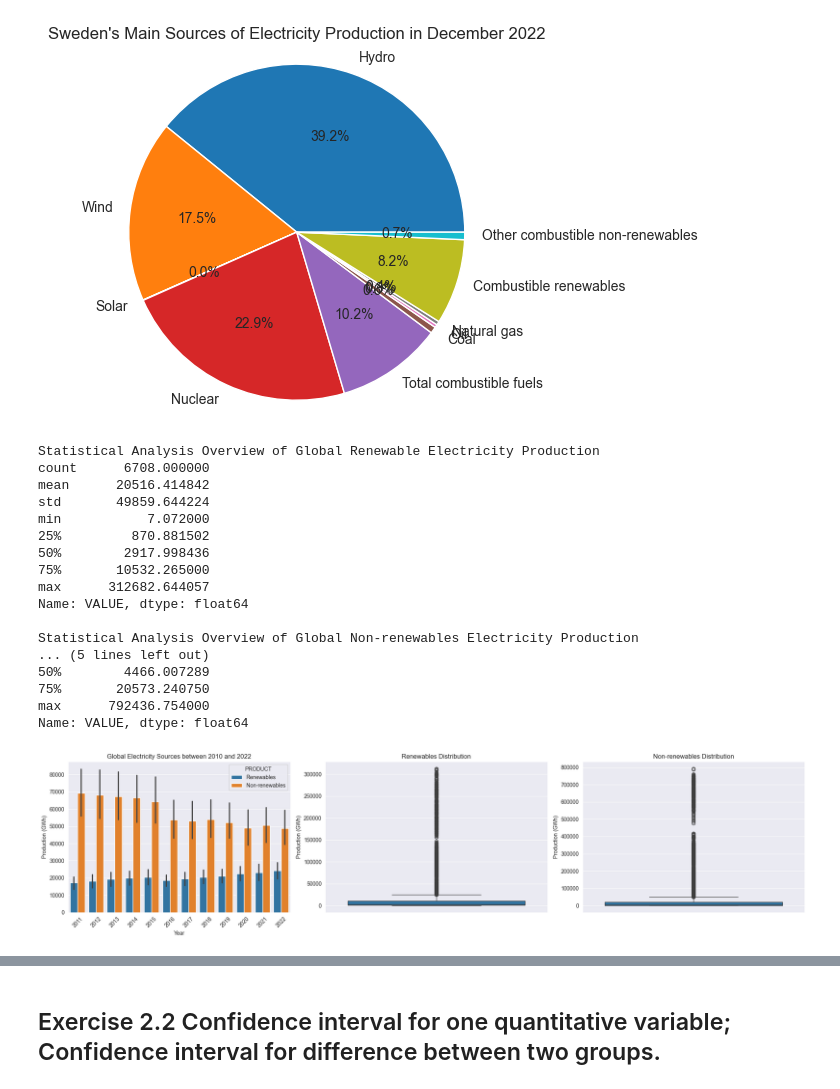
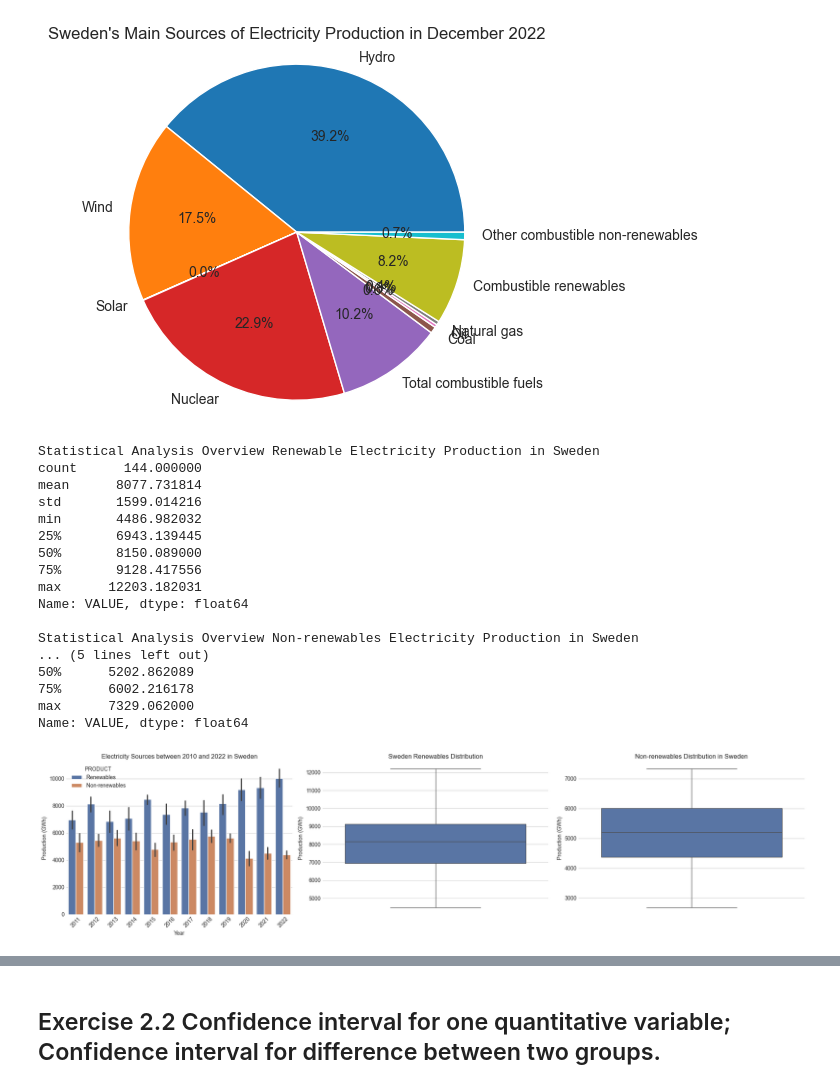
Before and after one commit to JotaN98/MScDataScience_AI, a Jupyter notebook: Statistics/Lab_stats_pt2.ipynb, the cells around one changed output, grey strips where cells are left out. Saved outputs shown, nothing was run; the diff lists cells and outputs as text; code cells hidden in the pictures.

```diff
--- a/Statistics/Lab_stats_pt2.ipynb
+++ b/Statistics/Lab_stats_pt2.ipynb
@@ -90,55 +90,56 @@ plt.show()
 # %% [output]
 [figure]
 # %%
-df_etype = df[df['PRODUCT'].isin(['Renewables', 'Non-renewables'])].dropna()
+df_etype = df[(df['PRODUCT'].isin(['Renewables', 'Non-renewables'])) & (df['COUNTRY']=='Sweden')].dropna()
 
 df_renewables = df_etype[df_etype['PRODUCT']=='Renewables']['VALUE']
 df_non_renewables = df_etype[df_etype['PRODUCT']=='Non-renewables']['VALUE']
 
-print("Statistical Analysis Overview of Global Renewable Electricity Production")
+print("Statistical Analysis Overview Renewable Electricity Production in Sweden")
 print(df_renewables.describe())
-print("\nStatistical Analysis Overview of Global Non-renewables Electricity Production")
+print("\nStatistical Analysis Overview Non-renewables Electricity Production in Sweden")
 print(df_non_renewables.describe())
 
+sns.set_palette("deep")
 # Stretched horizontally
 fig, axes = plt.subplots(1, 3, figsize=(20, 5))  # Increase first number for more width
 
 # Bar plot
-sns.barplot(x='YEAR', y='VALUE', hue='PRODUCT', data=df_etype, ax=axes[0])
-axes[0].set_title('Global Electricity Sources between 2010 and 2022')
+sns.barplot(x='YEAR', y='VALUE', hue='PRODUCT', data=df_etype, ax=axes[0], )
+axes[0].set_title('Electricity Sources between 2010 and 2022 in Sweden')
 axes[0].set_xlabel('Year')
 axes[0].set_ylabel('Production (GWh)')
 axes[0].tick_params(axis='x', rotation=45)
 
 # Boxplot for renewables
 sns.boxplot(y=df_renewables, ax=axes[1])
-axes[1].set_title('Renewables Distribution')
+axes[1].set_title('Sweden Renewables Distribution')
 axes[1].set_ylabel('Production (GWh)')
 
 # Boxplot for non-renewables
 sns.boxplot(y=df_non_renewables, ax=axes[2])
-axes[2].set_title('Non-renewables Distribution')
+axes[2].set_title('Non-renewables Distribution in Sweden')
 axes[2].set_ylabel('Production (GWh)')
 
 plt.tight_layout()
 plt.show()
 # %% [output]
-Statistical Analysis Overview of Global Renewable Electricity Production
-count      6708.000000
-mean      20516.414842
-std       49859.644224
-min           7.072000
-25%         870.881502
-50%        2917.998436
-75%       10532.265000
-max      312682.644057
+Statistical Analysis Overview Renewable Electricity Production in Sweden
+count      144.000000
+mean      8077.731814
+std       1599.014216
+min       4486.982032
+25%       6943.139445
+50%       8150.089000
+75%       9128.417556
+max      12203.182031
 Name: VALUE, dtype: float64
 
-Statistical Analysis Overview of Global Non-renewables Electricity Production
+Statistical Analysis Overview Non-renewables Electricity Production in Sweden
 ... (5 lines left out)
-50%        4466.007289
-75%       20573.240750
-max      792436.754000
+50%      5202.862089
+75%      6002.216178
+max      7329.062000
 Name: VALUE, dtype: float64
-[figure, old version]
+[figure, new version]
 # %%
```
Also changed, not shown: parts of 3 cells of this notebook.
